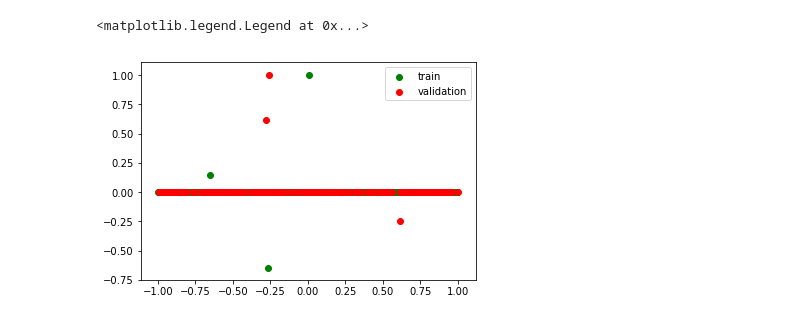
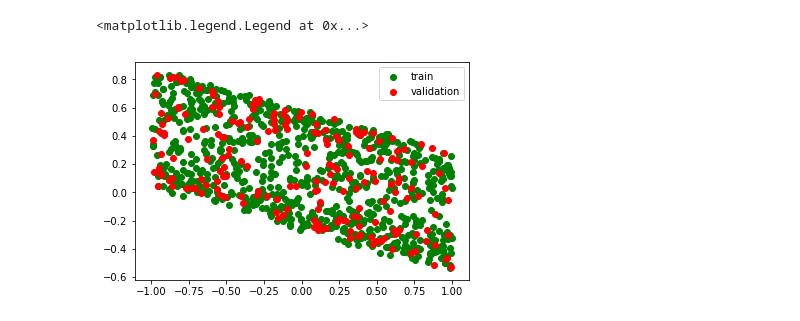
Before and after one commit to hbhat4000/sdeinference, a Jupyter notebook: NNcode/3dim_2hiddenLayers.ipynb, the cells around one changed output. Drawn from its saved outputs; the diff is of its cells as text; code cells hidden in the pictures.

Commit message:
Working code for 3 dimensional function approximating neural network

```diff
--- a/NNcode/3dim_2hiddenLayers.ipynb
+++ b/NNcode/3dim_2hiddenLayers.ipynb
@@ -81,5 +63,11 @@ np.random.shuffle(all_x)
 train_size = int(n_inputs * train_split)
 trainx = all_x[:train_size, :]
 validx = all_x[train_size:, :]
-trainy = function_to_learn(trainx)
-validy = function_to_learn(validx)
+trainy = np.zeros(trainx.shape)
+validy = np.zeros(validx.shape)
+
+for i in range(0, train_size):
+    trainy[i] = function_to_learn(trainx[i])
+
+for i in range(0, (n_inputs - train_size)):
+    validy[i] = function_to_learn(validx[i])
@@ -96,11 +92,11 @@ array([[-0.26794347,  0.16045706,  0.72246444],
 # %%
 plt.figure(1)
-plt.scatter(trainx[:, 0], trainy[:, 0], c = 'green', label = 'train')
-plt.scatter(validx[:, 0], validy[:, 0], c = 'red', label = 'validation')
+plt.scatter(trainx[:, 1], trainy[:, 1], c = 'green', label = 'train')
+plt.scatter(validx[:, 1], validy[:, 1], c = 'red', label = 'validation')
 plt.legend()
 # %% [output]
 <matplotlib.legend.Legend at 0x...>
-[figure, old version]
+[figure, new version]
 # %%
 X = tf.placeholder(tf.float32, shape = (None, 3), name = "X")
 y = tf.placeholder(tf.float32, shape = (None, 3), name = "y")
```
Also changed, not shown: parts of 10 cells of this notebook.
